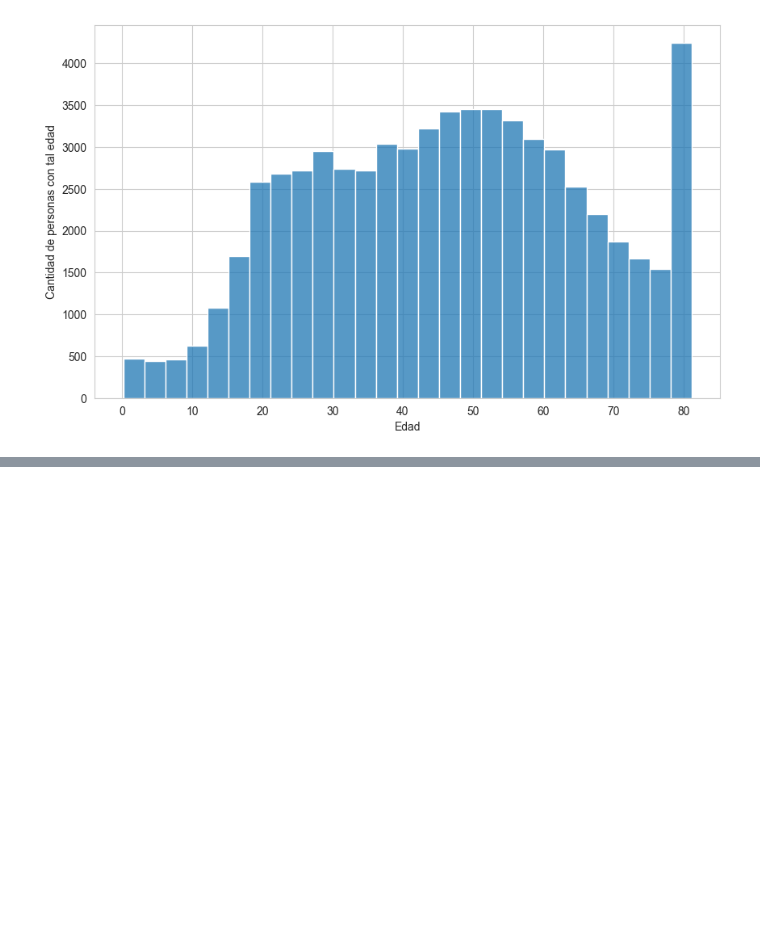
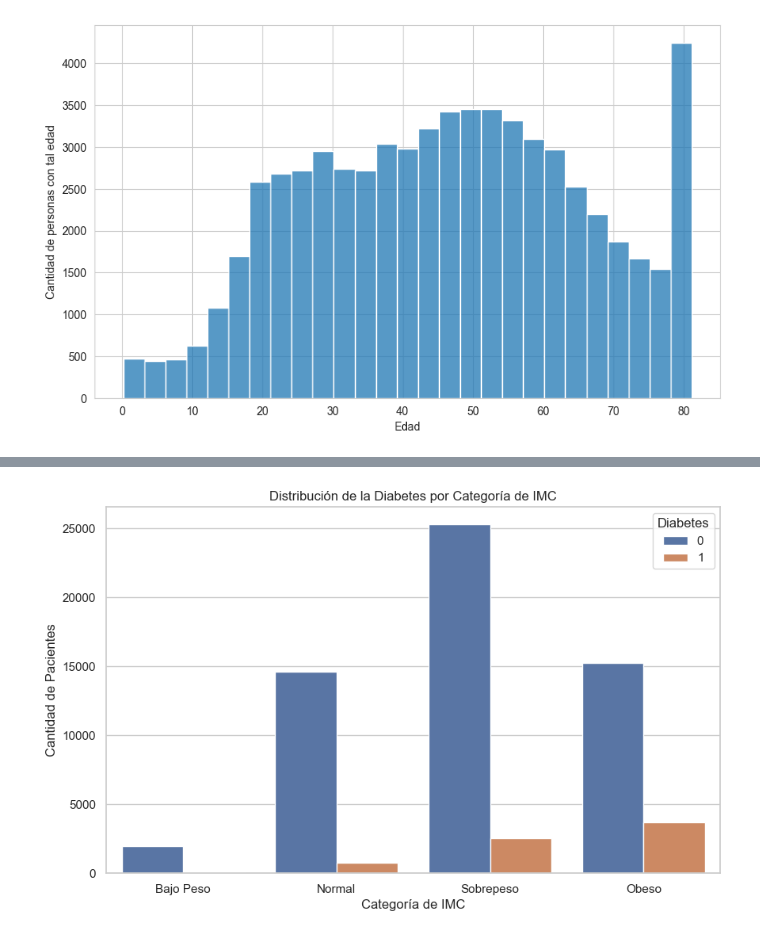
Before and after one commit to jaavieersit/ProyetoIntegrador, a Jupyter notebook: dataset/codigo.ipynb, the cells around one changed output, grey strips where cells are left out. Saved outputs shown, nothing was run; the diff lists cells and outputs as text; code cells hidden in the pictures; blank space fills up the shorter version.

```diff
--- a/dataset/codigo.ipynb
+++ b/dataset/codigo.ipynb
@@ -135,0 +168,12 @@ plt.show()
+# %%
+
+# Define los rangos de IMC
+imc_ranges = [0, 18.5, 25, 30, 100]  # Rangos de IMC: [0, 18.5), [18.5, 25), [25, 30), [30, 100)
+
+# Crea una nueva columna de categoría de IMC en el dataset
+df['IMC Categoría'] = pd.cut(df['IMC'], bins=imc_ranges, labels=['Bajo Peso', 'Normal', 'Sobrepeso', 'Obeso'])
+
+# Calcula la distribución de la diabetes en cada categoría de IMC
+distribucion_imc = df.groupby('IMC Categoría')['Diabetes'].value_counts().unstack()
+
+distribucion_imc
@@ -135,0 +187,17 @@ plt.show()
+# %%
+# Configurar estilo de Seaborn
+sns.set(style="whitegrid")
+
+# Crear el gráfico de distribución
+plt.figure(figsize=(10, 6))
+sns.countplot(data=df, x='IMC Categoría', hue='Diabetes')
+
+# Configurar etiquetas y título del gráfico
+plt.xlabel('Categoría de IMC')
+plt.ylabel('Cantidad de Pacientes')
+plt.title('Distribución de la Diabetes por Categoría de IMC')
+
+# Mostrar el gráfico
+plt.show()
+# %% [output]
+[figure, added]
```
Also changed, not shown: parts of 8 cells of this notebook.
